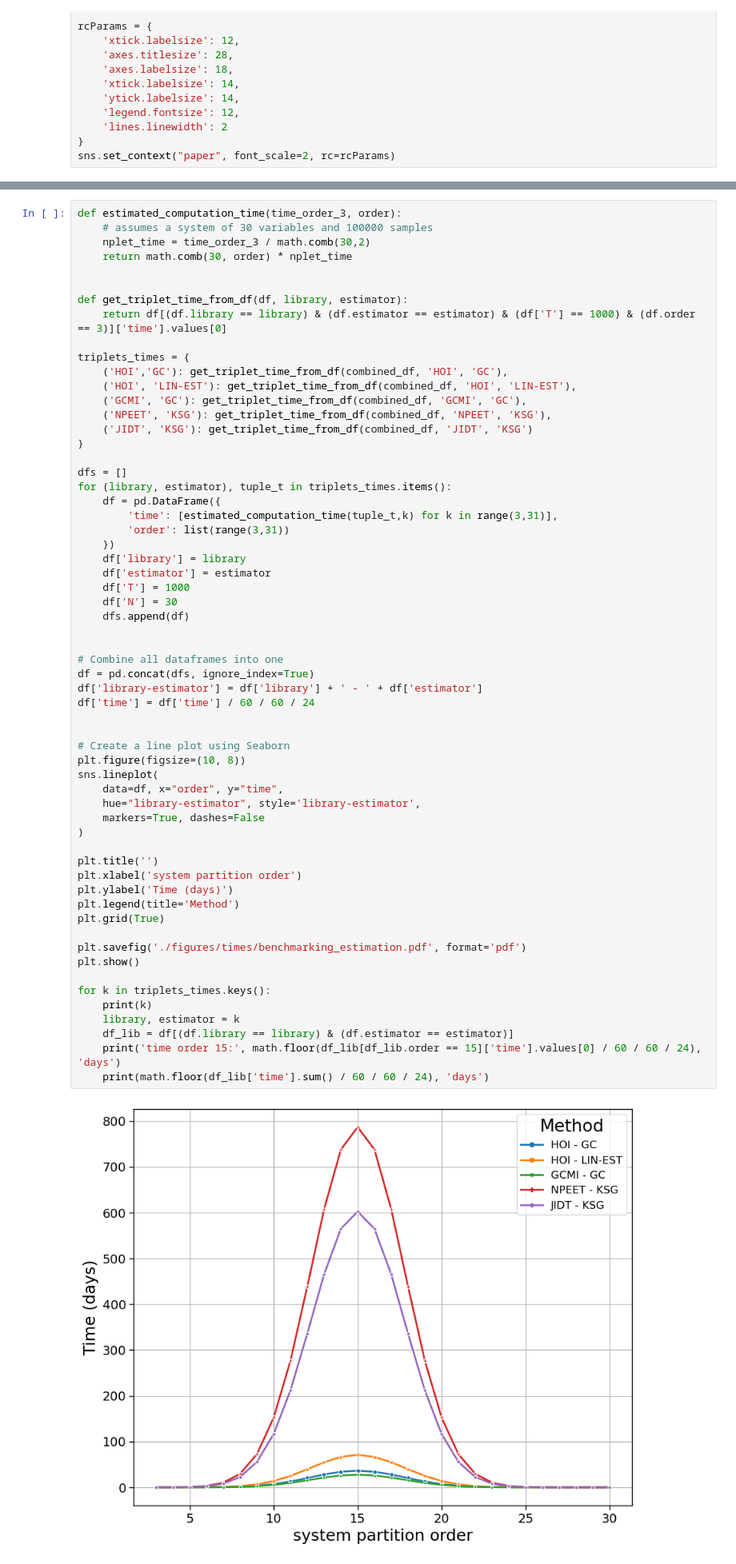
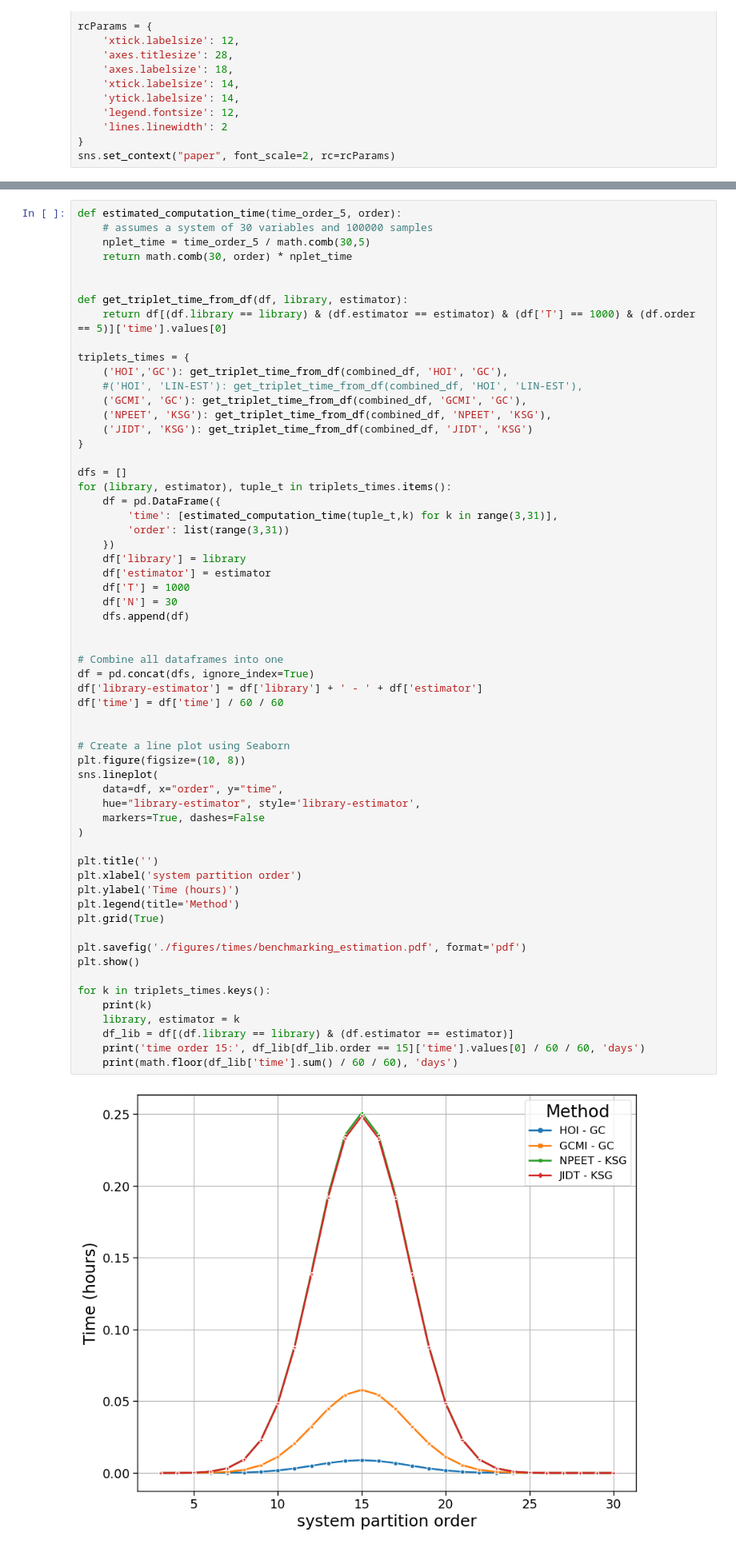
Before and after one commit to Laouen/Oinformation, a Jupyter notebook: analysis/time_benchmarking.ipynb, the cells around one changed output, grey strips where cells are left out. Shown at 80% size. Cells and saved outputs as stored; diff of their text form.

```diff
--- a/analysis/time_benchmarking.ipynb
+++ b/analysis/time_benchmarking.ipynb
@@ -59,16 +92,16 @@ plt.show()
 # %%
-def estimated_computation_time(time_order_3, order):
+def estimated_computation_time(time_order_5, order):
     # assumes a system of 30 variables and 100000 samples
-    nplet_time = time_order_3 / math.comb(30,2)
+    nplet_time = time_order_5 / math.comb(30,5)
     return math.comb(30, order) * nplet_time
 
 
 def get_triplet_time_from_df(df, library, estimator):
-    return df[(df.library == library) & (df.estimator == estimator) & (df['T'] == 1000) & (df.order == 3)]['time'].values[0]
+    return df[(df.library == library) & (df.estimator == estimator) & (df['T'] == 1000) & (df.order == 5)]['time'].values[0]
 
 triplets_times = {
     ('HOI','GC'): get_triplet_time_from_df(combined_df, 'HOI', 'GC'),
-    ('HOI', 'LIN-EST'): get_triplet_time_from_df(combined_df, 'HOI', 'LIN-EST'),
+    #('HOI', 'LIN-EST'): get_triplet_time_from_df(combined_df, 'HOI', 'LIN-EST'),
     ('GCMI', 'GC'): get_triplet_time_from_df(combined_df, 'GCMI', 'GC'),
     ('NPEET', 'KSG'): get_triplet_time_from_df(combined_df, 'NPEET', 'KSG'),
     ('JIDT', 'KSG'): get_triplet_time_from_df(combined_df, 'JIDT', 'KSG')
@@ -86,36 +119,36 @@ for (library, estimator), tuple_t in triplets_times.items():
     df['N'] = 30
     dfs.append(df)
 
 
 # Combine all dataframes into one
 df = pd.concat(dfs, ignore_index=True)
 df['library-estimator'] = df['library'] + ' - ' + df['estimator']
-df['time'] = df['time'] / 60 / 60 / 24
+df['time'] = df['time'] / 60 / 60
 
 
 # Create a line plot using Seaborn
 plt.figure(figsize=(10, 8))
 sns.lineplot(
     data=df, x="order", y="time",
     hue="library-estimator", style='library-estimator',
     markers=True, dashes=False
 )
 
 plt.title('')
 plt.xlabel('system partition order')
-plt.ylabel('Time (days)')
+plt.ylabel('Time (hours)')
 plt.legend(title='Method')
 plt.grid(True)
 
 plt.savefig('./figures/times/benchmarking_estimation.pdf', format='pdf')
 plt.show()
 
 for k in triplets_times.keys():
     print(k)
     library, estimator = k
     df_lib = df[(df.library == library) & (df.estimator == estimator)]
-    print('time order 15:', math.floor(df_lib[df_lib.order == 15]['time'].values[0] / 60 / 60 / 24), 'days')
-    print(math.floor(df_lib['time'].sum() / 60 / 60 / 24), 'days')
+    print('time order 15:', df_lib[df_lib.order == 15]['time'].values[0] / 60 / 60, 'days')
+    print(math.floor(df_lib['time'].sum() / 60 / 60), 'days')
 # %% [output]
-[figure, old version]
+[figure, new version]
 ('HOI', 'GC')
```
Also changed, not shown: parts of 3 cells of this notebook, 30 other files.
